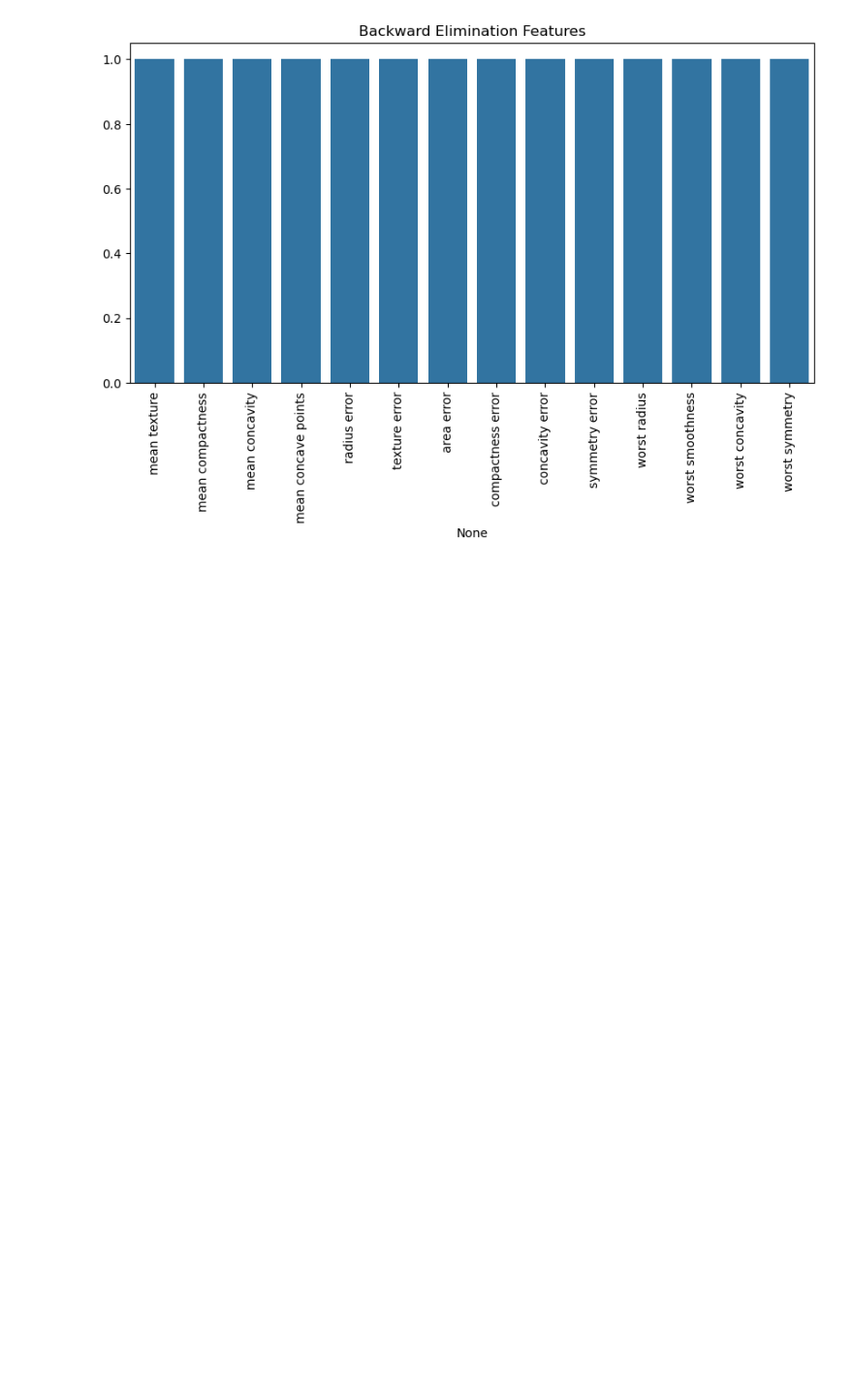
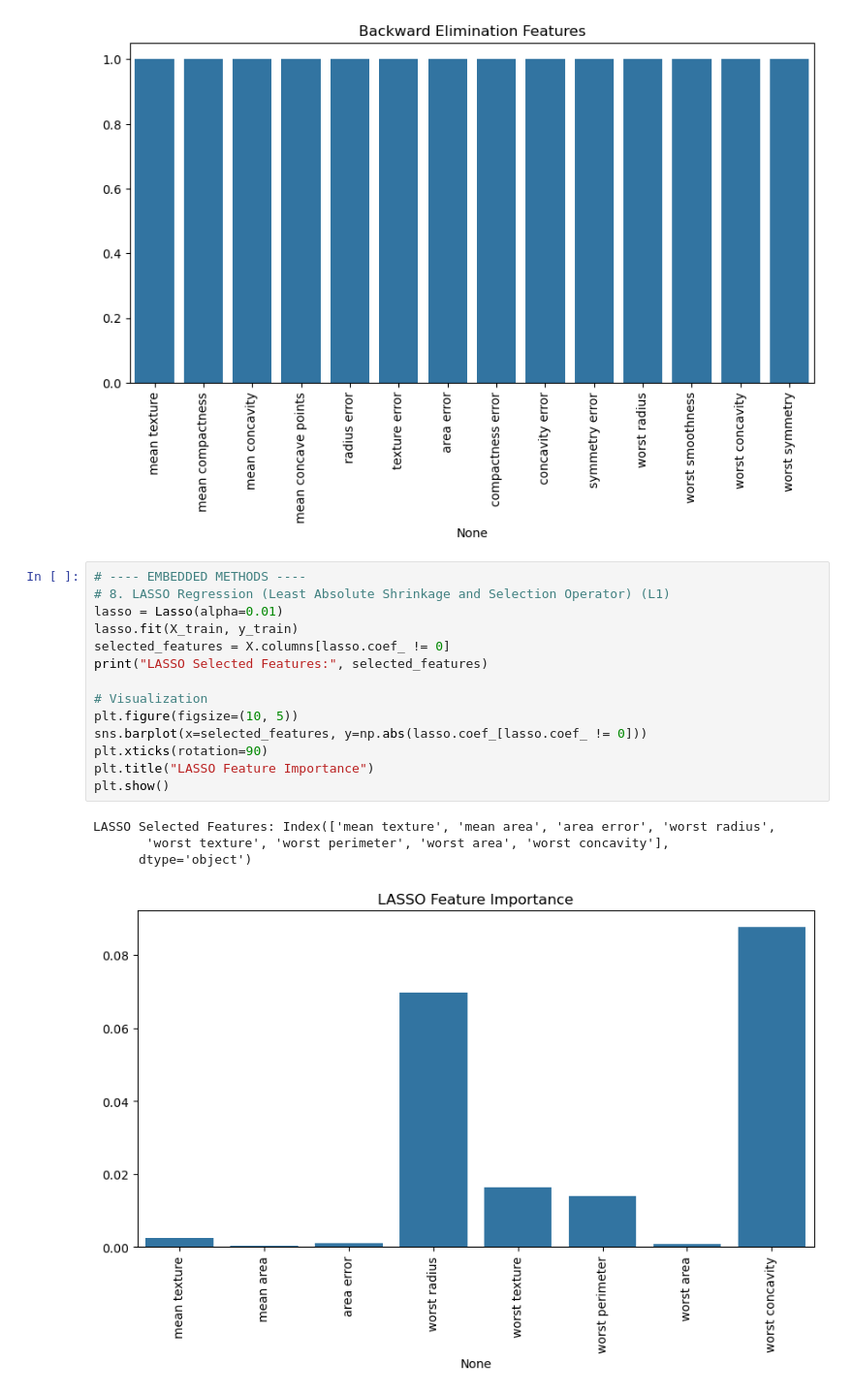
Before and after one commit to tasninanika/Feature_Selection, a Jupyter notebook: selection.ipynb, the cells around one changed output. Shown at 97% size. Drawn from its saved outputs; the diff is of its cells as text; blank space fills up the shorter version.

Commit message:
apply LASSO selection features

```diff
--- a/selection.ipynb
+++ b/selection.ipynb
@@ -243,3 +243,22 @@ Backward Elimination Selected Features: Index(['mean texture', 'mean compactness
        'worst symmetry'],
       dtype='object')
 [figure]
+# %%
+# ---- EMBEDDED METHODS ----
+# 8. LASSO Regression (Least Absolute Shrinkage and Selection Operator) (L1)
+lasso = Lasso(alpha=0.01)
+lasso.fit(X_train, y_train)
+selected_features = X.columns[lasso.coef_ != 0]
+print("LASSO Selected Features:", selected_features)
+
+# Visualization
+plt.figure(figsize=(10, 5))
+sns.barplot(x=selected_features, y=np.abs(lasso.coef_[lasso.coef_ != 0]))
+plt.xticks(rotation=90)
+plt.title("LASSO Feature Importance")
+plt.show()
+# %% [output]
+LASSO Selected Features: Index(['mean texture', 'mean area', 'area error', 'worst radius',
+       'worst texture', 'worst perimeter', 'worst area', 'worst concavity'],
+      dtype='object')
+[figure, added]
```
